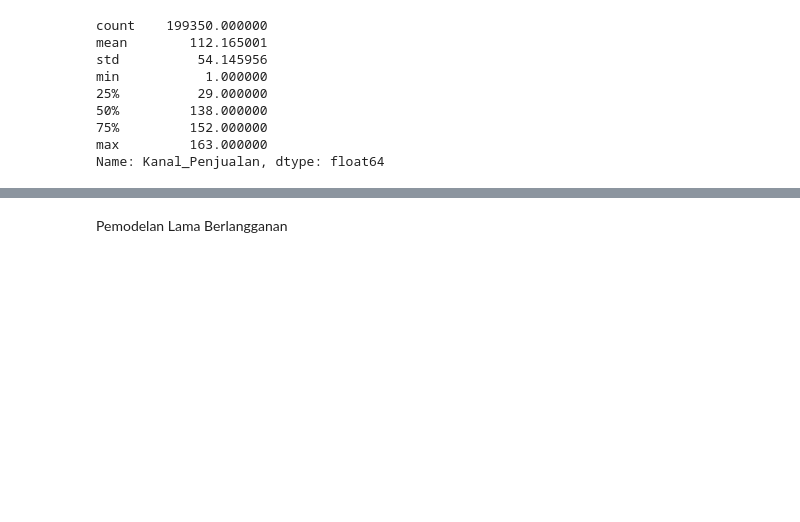
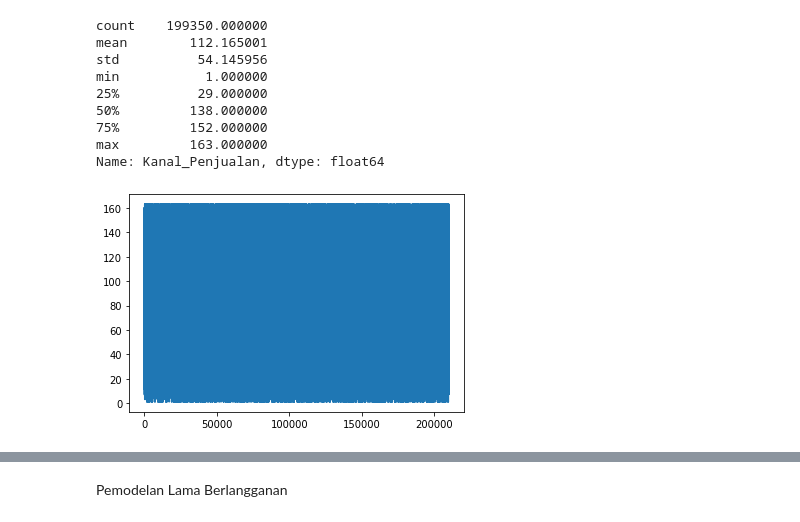
Before and after one commit to Richofedhias/Tubes-Mesin, a Jupyter notebook: tubes_mesin.ipynb, the cells around one changed output, grey strips where cells are left out. Drawn from its saved outputs; the diff is of its cells as text; code cells hidden in the pictures; blank space fills up the shorter version.

```diff
--- a/tubes_mesin.ipynb
+++ b/tubes_mesin.ipynb
@@ -523,7 +523,7 @@ for i in range(len(arr_premi)):
     arr_premi[i] = 0
   elif arr_premi[i] < 31615 :
     arr_premi[i] = 1
-  elif arr_premi[i] < 35615 :
+  elif arr_premi[i] < 39374 :
     arr_premi[i] = 2
   else:
     arr_premi[i] = 3
@@ -563,3 +567,10 @@ min           1.000000
 75%         152.000000
 max         163.000000
 Name: Kanal_Penjualan, dtype: float64
+# %%
+arr_kanal = np.array(df_train["Kanal_Penjualan"])
+# %%
+pp.plot(arr_kanal)
+pp.show()
+# %% [output]
+[figure, added]
```
Also changed, not shown: parts of 18 cells of this notebook.
